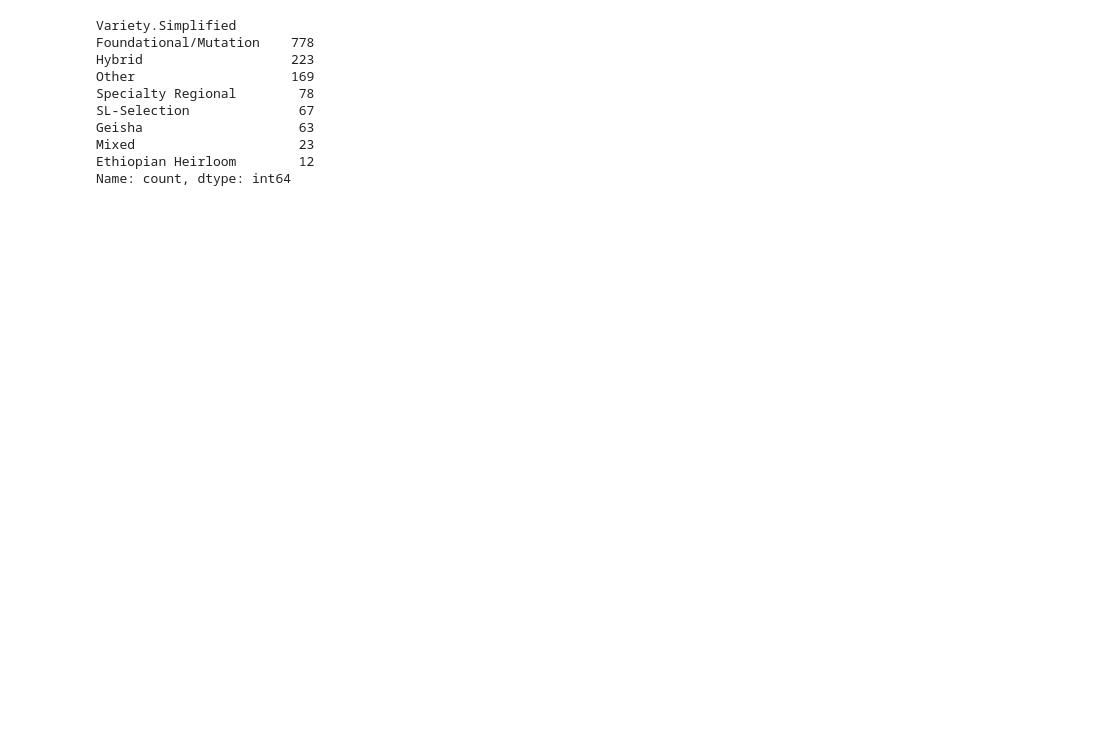
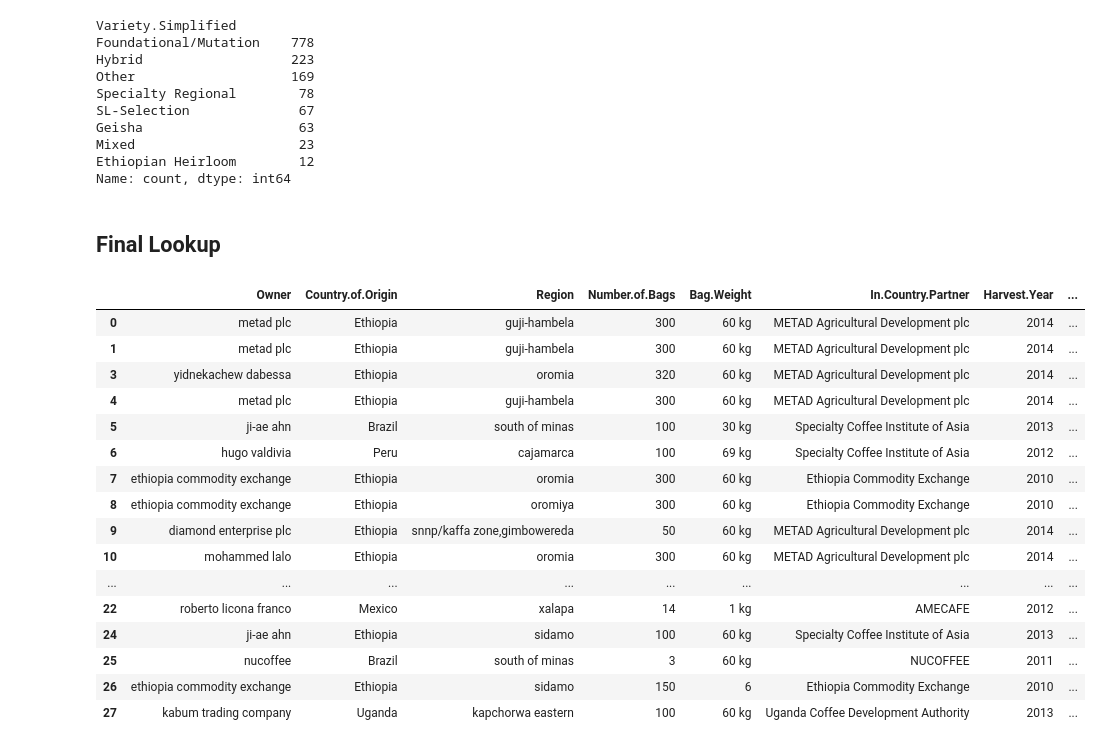
Before and after one commit to SonalJayasinghe/brewlytics, a Jupyter notebook: src/coffee filter/coffee_filter.ipynb, the cells around one changed output. Cells and saved outputs as stored; diff of their text form; code cells hidden in the pictures; blank space fills up the shorter version.

```diff
--- a/src/coffee filter/coffee_filter.ipynb
+++ b/src/coffee filter/coffee_filter.ipynb
@@ -1134,3 +1134,25 @@ Geisha                    63
 Mixed                     23
 Ethiopian Heirloom        12
 Name: count, dtype: int64
+# %% [markdown]
+## Final Lookup
+# %%
+display(df.head(20))
+# %% [output]
+|  | Owner | Country.of.Origin | Region | Number.of.Bags | Bag.Weight | In.Country.Partner | Harvest.Year | ... |
+| 0 | metad plc | Ethiopia | guji-hambela | 300 | 60 kg | METAD Agricultural Development plc | 2014 | ... |
+| 1 | metad plc | Ethiopia | guji-hambela | 300 | 60 kg | METAD Agricultural Development plc | 2014 | ... |
+| 3 | yidnekachew dabessa | Ethiopia | oromia | 320 | 60 kg | METAD Agricultural Development plc | 2014 | ... |
+| 4 | metad plc | Ethiopia | guji-hambela | 300 | 60 kg | METAD Agricultural Development plc | 2014 | ... |
+| 5 | ji-ae ahn | Brazil | south of minas | 100 | 30 kg | Specialty Coffee Institute of Asia | 2013 | ... |
+| 6 | hugo valdivia | Peru | cajamarca | 100 | 69 kg | Specialty Coffee Institute of Asia | 2012 | ... |
+| 7 | ethiopia commodity exchange | Ethiopia | oromia | 300 | 60 kg | Ethiopia Commodity Exchange | 2010 | ... |
+| 8 | ethiopia commodity exchange | Ethiopia | oromiya | 300 | 60 kg | Ethiopia Commodity Exchange | 2010 | ... |
+| 9 | diamond enterprise plc | Ethiopia | snnp/kaffa zone,gimbowereda | 50 | 60 kg | METAD Agricultural Development plc | 2014 | ... |
+| 10 | mohammed lalo | Ethiopia | oromia | 300 | 60 kg | METAD Agricultural Development plc | 2014 | ... |
+| ... | ... | ... | ... | ... | ... | ... | ... | ... |
+| 22 | roberto licona franco | Mexico | xalapa | 14 | 1 kg | AMECAFE | 2012 | ... |
+| 24 | ji-ae ahn | Ethiopia | sidamo | 100 | 60 kg | Specialty Coffee Institute of Asia | 2013 | ... |
+| 25 | nucoffee | Brazil | south of minas | 3 | 60 kg | NUCOFFEE | 2011 | ... |
+| 26 | ethiopia commodity exchange | Ethiopia | sidamo | 150 | 6 | Ethiopia Commodity Exchange | 2010 | ... |
+| 27 | kabum trading company | Uganda | kapchorwa eastern | 100 | 60 kg | Uganda Coffee Development Authority | 2013 | ... |
```
Also changed, not shown: parts of 14 cells of this notebook, 1 other file.
